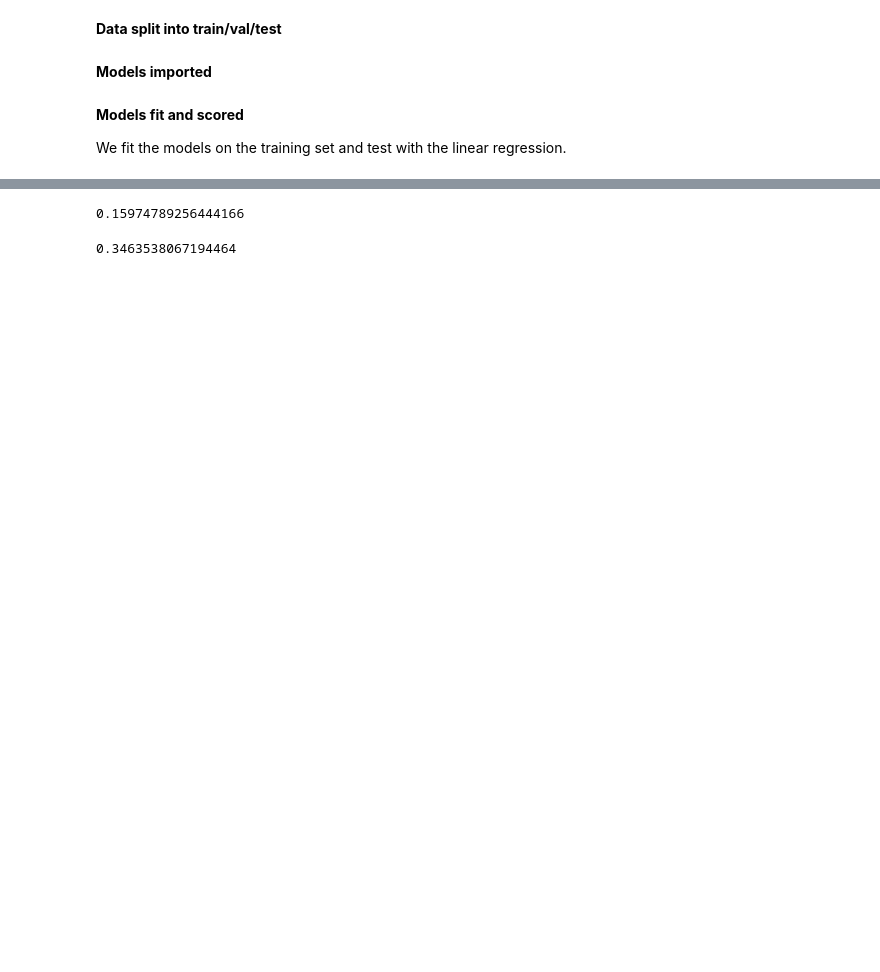
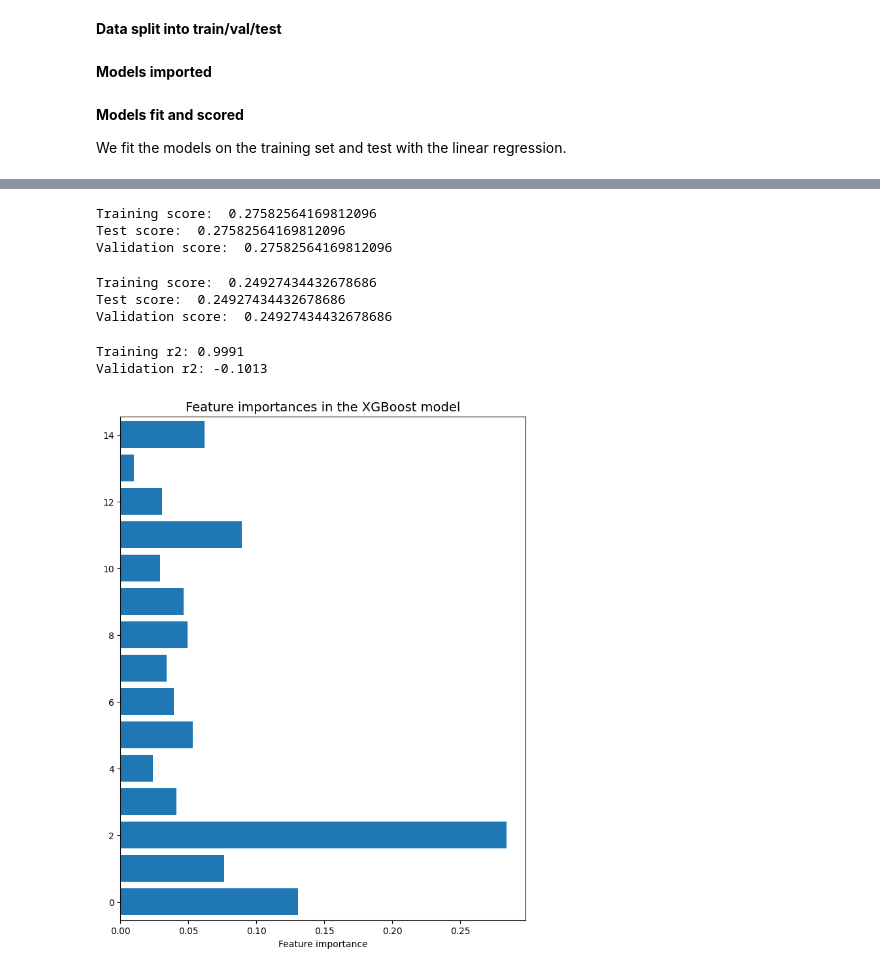
Before and after one commit to tomaskri/GervigreindFinalProject, a Jupyter notebook: airbnb.ipynb, the cells around one changed output, grey strips where cells are left out. Cells and saved outputs as stored; diff of their text form; code cells hidden in the pictures; blank space fills up the shorter version.

```diff
--- a/airbnb.ipynb
+++ b/airbnb.ipynb
@@ -8,7 +8,8 @@ from sklearn.model_selection import train_test_split
 import pandas as pd
 data = pd.read_csv('listings_stockholm.csv.gz', nrows=13815, compression='gzip')
 
-data = data[['accommodates','bedrooms', 'beds', 'review_scores_rating','review_scores_location','review_scores_value','reviews_per_month','property_type','room_type','price']]
+data = data[['accommodates','bathrooms_text','bedrooms', 'beds', 'review_scores_rating','review_scores_location','review_scores_value','reviews_per_month','number_of_reviews','calculated_host_listings_count','minimum_nights','availability_90','amenities','property_type','room_type','price']]
+
 # data = data[['accommodates','bedrooms','price']]
 data = data.dropna()
 data.shape
@@ -108,22 +174,81 @@ print(svr_test_score)
 # %%
 from sklearn.ensemble import RandomForestRegressor
 
-regr = RandomForestRegressor(max_depth=6, random_state=0, n_estimators=100)
-regr.fit(X_train, y_train)
+regr_model = RandomForestRegressor(max_depth=6, random_state=0, n_estimators=100)
+regr_model.fit(X_train, y_train)
 
-print(regr.score(X_test,y_test))
+regr_train_score = regr_model.score(X_test, y_test)
+regr_test_score = regr_model.score(X_test, y_test)
+regr_val_score = regr_model.score(X_test, y_test)
+
+print("Training score: ", regr_train_score)
+print("Test score: ", regr_test_score)
+print("Validation score: ", regr_val_score)
 # %% [output]
-0.15974789256444166
+Training score:  0.27582564169812096
+Test score:  0.27582564169812096
+Validation score:  0.27582564169812096
 # %%
 from sklearn.linear_model import Ridge
 
 
-clf = Ridge(alpha=5)
-clf.fit(X_train, y_train)
+clf_model = Ridge(alpha=5)
+clf_model.fit(X_train, y_train)
 
-print(clf.score(X_test,y_test))
+clf_train_score = clf_model.score(X_test, y_test)
+clf_test_score = clf_model.score(X_test, y_test)
+clf_val_score = clf_model.score(X_test, y_test)
+
+print("Training score: ", clf_train_score)
+print("Test score: ", clf_test_score)
+print("Validation score: ", clf_val_score)
 # %% [output]
-0.3463538067194464
+Training score:  0.24927434432678686
+Test score:  0.24927434432678686
+Validation score:  0.24927434432678686
+# %%
+import math
+import pandas as pd
+import matplotlib.pyplot as plt
+from sklearn.preprocessing import StandardScaler
+from sklearn.metrics import r2_score
+
+import xgboost as xgb
+
+
+
+X_train = pd.DataFrame(X_train, dtype='float')
+X_test = pd.DataFrame(X_test, dtype='float')
+y_train = pd.DataFrame(y_train, dtype='float')
+y_test = pd.DataFrame(y_test, dtype='float')
+
+# Fitting the model
+# learning_rate=0.12, max_depth=4, n_estimators=20
+xgb_reg = xgb.XGBRegressor()
+xgb_reg.fit(X_train, y_train)
+training_preds_xgb_reg = xgb_reg.predict(X_train)
+val_preds_xgb_reg = xgb_reg.predict(X_test)
+
+# Printing the results
+
+print("\nTraining r2:", round(r2_score(y_train, training_preds_xgb_reg),4))
+print("Validation r2:", round(r2_score(y_test, val_preds_xgb_reg),4))
+
+# Producing a dataframe of feature importances
+ft_weights_xgb_reg = pd.DataFrame(xgb_reg.feature_importances_, columns=['weight'], index=X_train.columns)
+ft_weights_xgb_reg.sort_values('weight', inplace=True)
+
+# Plotting feature importances
+plt.figure(figsize=(8,10))
+plt.barh(ft_weights_xgb_reg.index, ft_weights_xgb_reg.weight, align='center')
+plt.title("Feature importances in the XGBoost model", fontsize=14)
+plt.xlabel("Feature importance")
+plt.margins(y=0.01)
+plt.show()
+# %% [output]
+Training r2: 0.9991
+Validation r2: -0.1013
+[figure, added]
 # %%
 # import math
 # import pandas as pd
```
Also changed, not shown: parts of 10 cells of this notebook, 2 other files.
